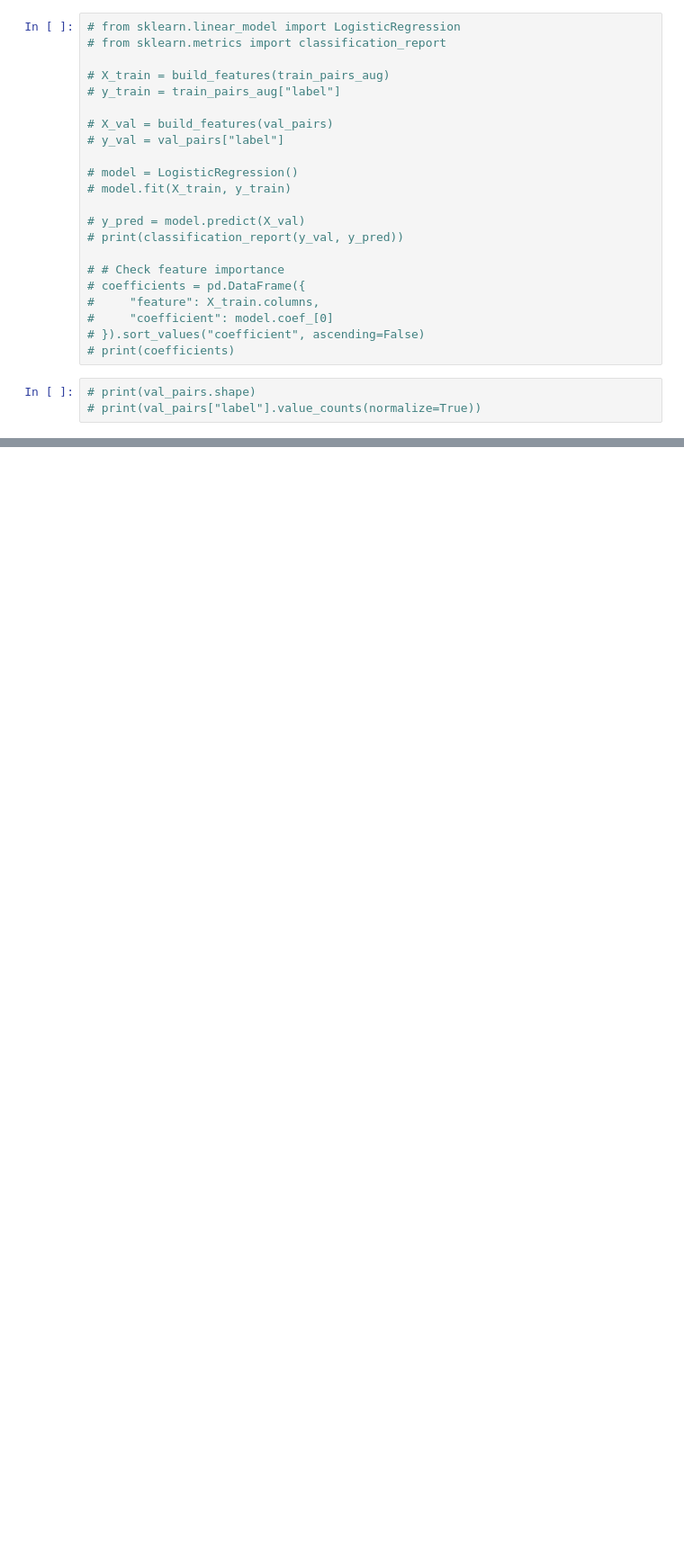
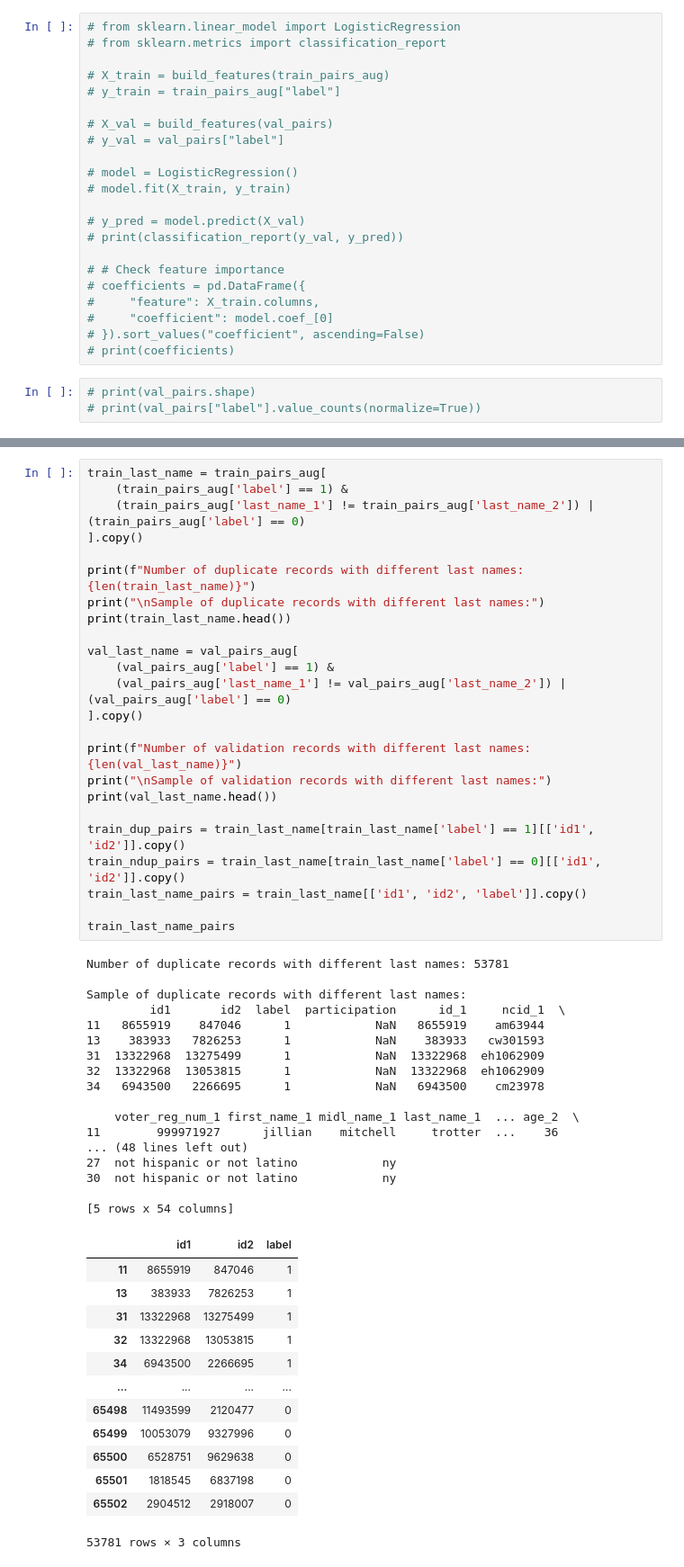
Before and after one commit to Erdos-Projects/spring-2026-deep-learning-fragmented-id-resolution, a Jupyter notebook: Hard_negative_Positive_Augmentation.ipynb, the cells around one changed output, grey strips where cells are left out. Shown at 90% size. Cells and saved outputs as stored; diff of their text form; blank space fills up the shorter version.

```diff
--- a/Hard_negative_Positive_Augmentation.ipynb
+++ b/Hard_negative_Positive_Augmentation.ipynb
@@ -761,0 +1011,55 @@ print(classification_report(y_val, model.predict(X_val)))
+# %%
+train_last_name = train_pairs_aug[
+    (train_pairs_aug['label'] == 1) &
+    (train_pairs_aug['last_name_1'] != train_pairs_aug['last_name_2']) | (train_pairs_aug['label'] == 0)
+].copy()
+
+print(f"Number of duplicate records with different last names: {len(train_last_name)}")
+print("\nSample of duplicate records with different last names:")
+print(train_last_name.head())
+
+val_last_name = val_pairs_aug[
+    (val_pairs_aug['label'] == 1) &
+    (val_pairs_aug['last_name_1'] != val_pairs_aug['last_name_2']) | (val_pairs_aug['label'] == 0)
+].copy()
+
+print(f"Number of validation records with different last names: {len(val_last_name)}")
+print("\nSample of validation records with different last names:")
+print(val_last_name.head())
+
+train_dup_pairs = train_last_name[train_last_name['label'] == 1][['id1', 'id2']].copy()
+train_ndup_pairs = train_last_name[train_last_name['label'] == 0][['id1', 'id2']].copy()
+train_last_name_pairs = train_last_name[['id1', 'id2', 'label']].copy()
+
+train_last_name_pairs
+# %% [output]
+Number of duplicate records with different last names: 53781
+
+Sample of duplicate records with different last names:
+         id1       id2  label  participation      id_1     ncid_1  \
+11   8655919    847046      1            NaN   8655919    am63944
+13    383933   7826253      1            NaN    383933   cw301593
+31  13322968  13275499      1            NaN  13322968  eh1062909
+32  13322968  13053815      1            NaN  13322968  eh1062909
+34   6943500   2266695      1            NaN   6943500    cm23978
+
+    voter_reg_num_1 first_name_1 midl_name_1 last_name_1  ... age_2  \
+11        999971927      jillian    mitchell     trotter  ...    36
+... (48 lines left out)
+27  not hispanic or not latino            ny
+30  not hispanic or not latino            ny
+
+[5 rows x 54 columns]
+|  | id1 | id2 | label |
+| 11 | 8655919 | 847046 | 1 |
+| 13 | 383933 | 7826253 | 1 |
+| 31 | 13322968 | 13275499 | 1 |
+| 32 | 13322968 | 13053815 | 1 |
+| 34 | 6943500 | 2266695 | 1 |
+| ... | ... | ... | ... |
+| 65498 | 11493599 | 2120477 | 0 |
+| 65499 | 10053079 | 9327996 | 0 |
+| 65500 | 6528751 | 9629638 | 0 |
+| 65501 | 1818545 | 6837198 | 0 |
+| 65502 | 2904512 | 2918007 | 0 |
+53781 rows × 3 columns
```
Also changed, not shown: parts of 34 cells of this notebook.
